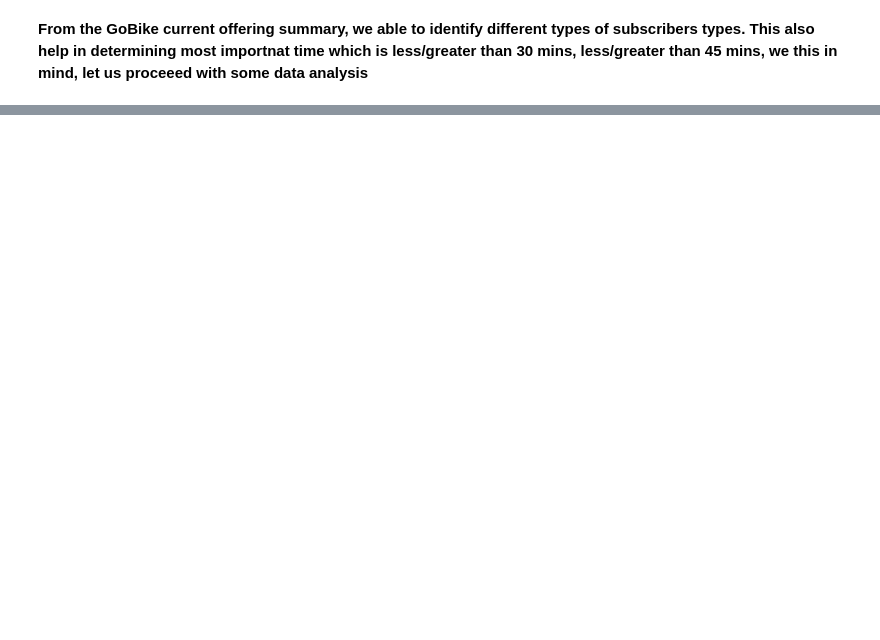
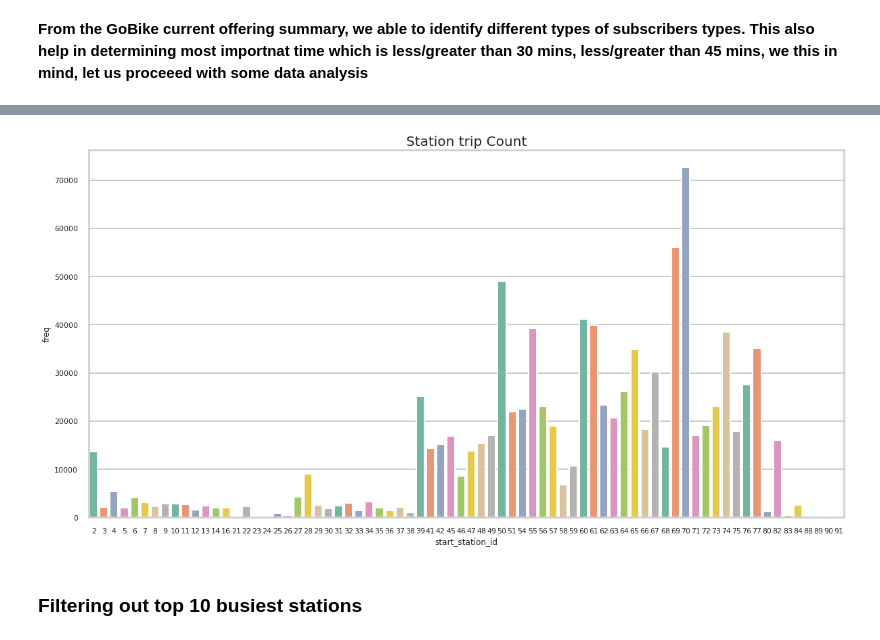
Before and after one commit to GOhaike/Bay_Area_Bikeshare_Research, a Jupyter notebook: Project_1.ipynb, the cells around one changed output, grey strips where cells are left out. Saved outputs shown, nothing was run; the diff lists cells and outputs as text; code cells hidden in the pictures; blank space fills up the shorter version.

```diff
--- a/Project_1.ipynb
+++ b/Project_1.ipynb
@@ -241,0 +258,11 @@ ORDER BY duration_sec DESC
+# %%
+plt.figure(figsize=(20,10))
+sns.set_context('poster',font_scale=0.5)
+sns.set_style('whitegrid')
+plt.title('Station trip Count',fontsize =20)
+sns.barplot(x="start_station_id", y="freq", data=station_count, palette=sns.color_palette("Set2"))
+pass
+# %% [output]
+[figure, added]
+# %% [markdown]
+### Filtering out top 10 busiest stations
```
Also changed, not shown: parts of 45 cells of this notebook.
